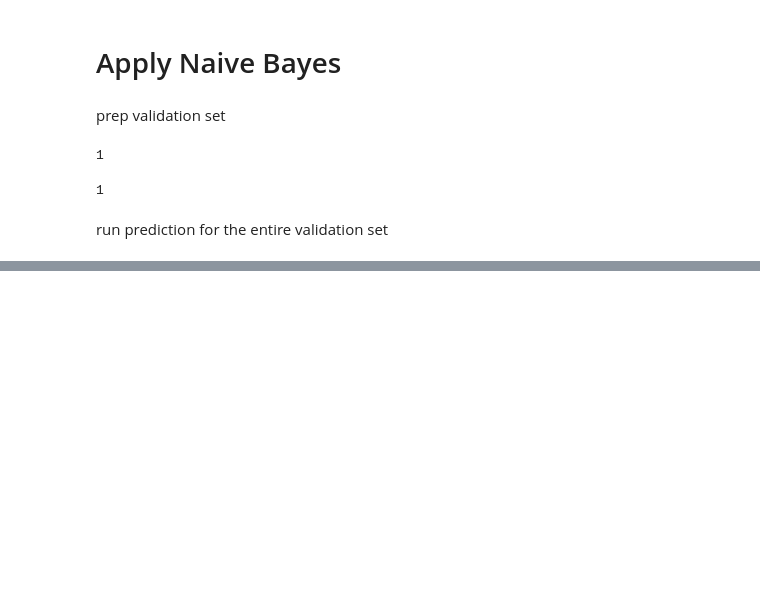
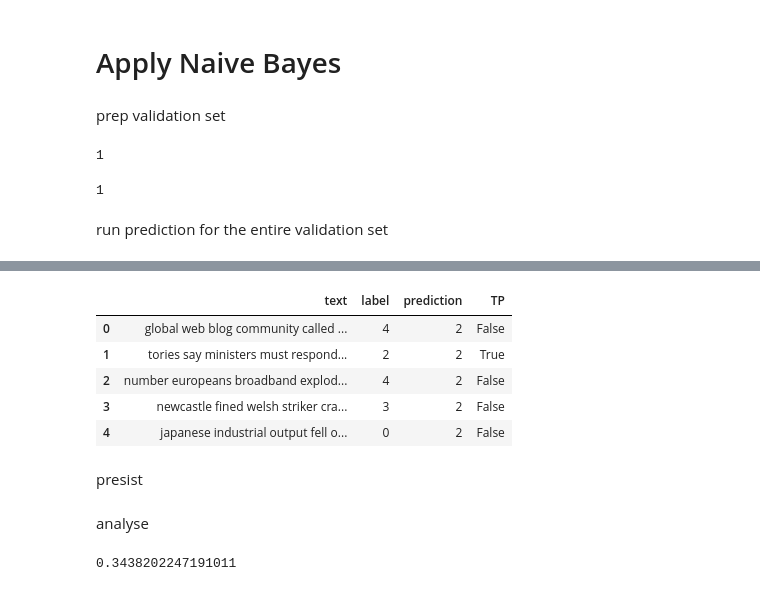
Before and after one commit to ChristianQuindt/NLP-Assignment, a Jupyter notebook: assignment.ipynb, the cells around one changed output, grey strips where cells are left out. Cells and saved outputs as stored; diff of their text form; code cells hidden in the pictures; blank space fills up the shorter version.

```diff
--- a/assignment.ipynb
+++ b/assignment.ipynb
@@ -189,0 +188,15 @@ NameError: name 'predictDoc' is not defined
+# %%
+df_results = pd.DataFrame(val.text) #, 'label':y_val, 'prediction':y_pred
+df_results['label'] = y_val
+df_results['prediction'] = y_pred
+df_results['TP'] = df_results.label == df_results.prediction
+df_results.head()
+# %% [output]
+|  | text | label | prediction | TP |
+| 0 | global web blog community called ... | 4 | 2 | False |
+| 1 | tories say ministers must respond... | 2 | 2 | True |
+| 2 | number europeans broadband explod... | 4 | 2 | False |
+| 3 | newcastle fined welsh striker cra... | 3 | 2 | False |
+| 4 | japanese industrial output fell o... | 0 | 2 | False |
+# %% [markdown]
+presist
@@ -189,0 +205,8 @@ NameError: name 'predictDoc' is not defined
+# %% [markdown]
+analyse
+# %%
+counts = df_results.TP.value_counts()
+acc = counts[1]/counts.sum()
+print('accuracy:', acc)
+# %% [output]
+0.3438202247191011
```
Also changed, not shown: parts of 2 cells of this notebook, 1 other file.
